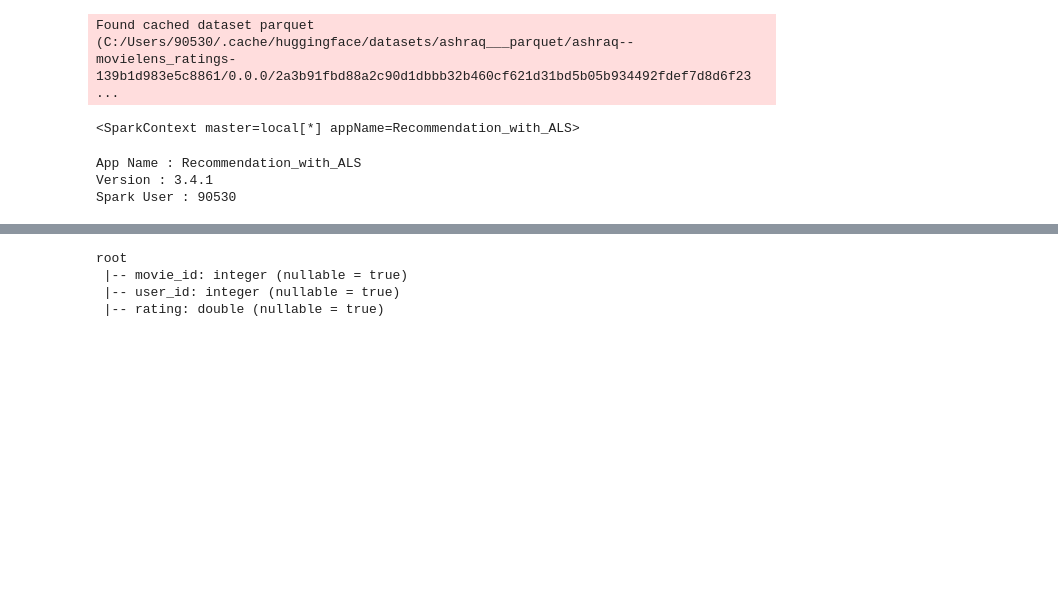
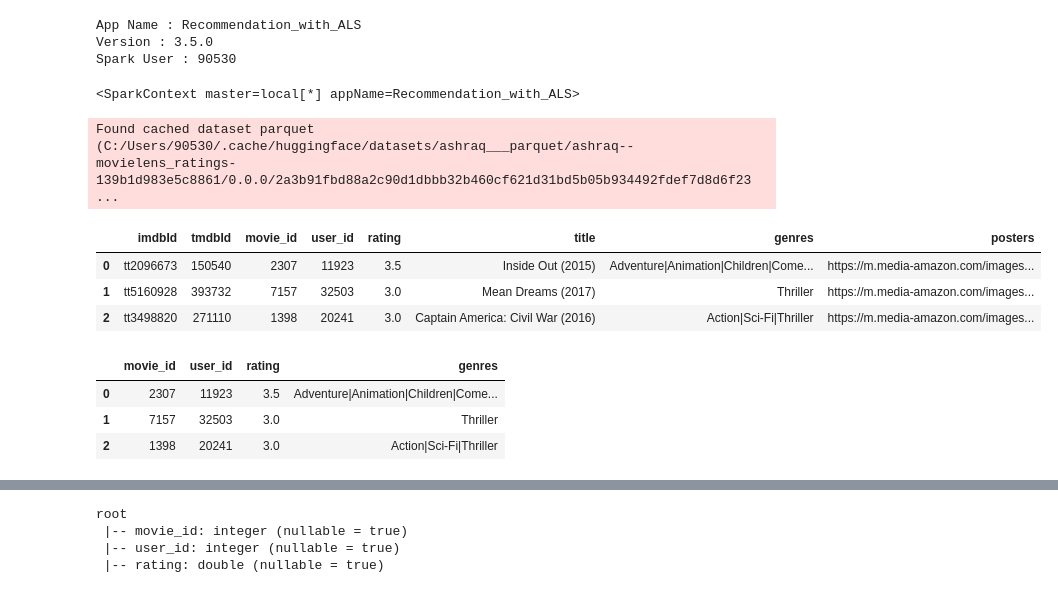
Before and after one commit to fawern/ALS-Recommendation-pyspark-BigData, a Jupyter notebook: src/main.ipynb, the cells around one changed output, grey strips where cells are left out. Drawn from its saved outputs; the diff is of its cells as text; code cells hidden in the pictures; blank space fills up the shorter version.

```diff
--- a/src/main.ipynb
+++ b/src/main.ipynb
@@ -32,10 +52,28 @@ except Exception as e:
 conf = SparkConf().setAppName("Recommendation_with_ALS")
 sc = SparkContext(conf=conf).getOrCreate()
 spark = SparkSession(sparkContext=sc)
+# %%
+print(f'App Name : {sc.appName}')
+print(f'Version : {sc.version}')
+print(f"Spark User : {sc.sparkUser()}")
+# %% [output]
+App Name : Recommendation_with_ALS
+Version : 3.5.0
+Spark User : 90530
+# %%
+sc
+# %% [output]
+<SparkContext master=local[*] appName=Recommendation_with_ALS>
 # %%
 dataset = load_dataset("ashraq/movielens_ratings")
 
-df_train = dataset['train'].to_pandas().iloc[:, 2:5]
-df_val = dataset['validation'].to_pandas().iloc[:, 2:5]
+df = dataset['train'].to_pandas()
 # %% [output]
 Found cached dataset parquet (C:/Users/90530/.cache/huggingface/datasets/ashraq___parquet/ashraq--movielens_ratings-139b1d983e5c8861/0.0.0/2a3b91fbd88a2c90d1dbbb32b460cf621d31bd5b05b934492fdef7d8d6f23 ...
+# %%
+df.head(3)
+# %% [output]
+|  | imdbId | tmdbId | movie_id | user_id | rating | title | genres | posters |
+| 0 | tt2096673 | 150540 | 2307 | 11923 | 3.5 | Inside Out (2015) | Adventure|Animation|Children|Come... | https://m.media-amazon.com/images... |
+| 1 | tt5160928 | 393732 | 7157 | 32503 | 3.0 | Mean Dreams (2017) | Thriller | https://m.media-amazon.com/images... |
+| 2 | tt3498820 | 271110 | 1398 | 20241 | 3.0 | Captain America: Civil War (2016) | Action|Sci-Fi|Thriller | https://m.media-amazon.com/images... |
@@ -42,16 +83,11 @@ Found cached dataset parquet (C:/Users/90530/.cache/huggingface/datasets/ashraq_
+# %%
+df_train.head(3)
+# %% [output]
+|  | movie_id | user_id | rating | genres |
+| 0 | 2307 | 11923 | 3.5 | Adventure|Animation|Children|Come... |
+| 1 | 7157 | 32503 | 3.0 | Thriller |
+| 2 | 1398 | 20241 | 3.0 | Action|Sci-Fi|Thriller |
 # %%
 df_train.to_csv("../Datas/df_train.csv", index=False)
 df_val.to_csv('../Datas/df_val.csv', index=False)
-# %%
-sc
-# %% [output]
-<SparkContext master=local[*] appName=Recommendation_with_ALS>
-# %%
-print(f'App Name : {sc.appName}')
-print(f'Version : {sc.version}')
-print(f"Spark User : {sc.sparkUser()}")
-# %% [output]
-App Name : Recommendation_with_ALS
-Version : 3.4.1
-Spark User : 90530
 # %%
```
Also changed, not shown: parts of 10 cells of this notebook, 1 other file.
